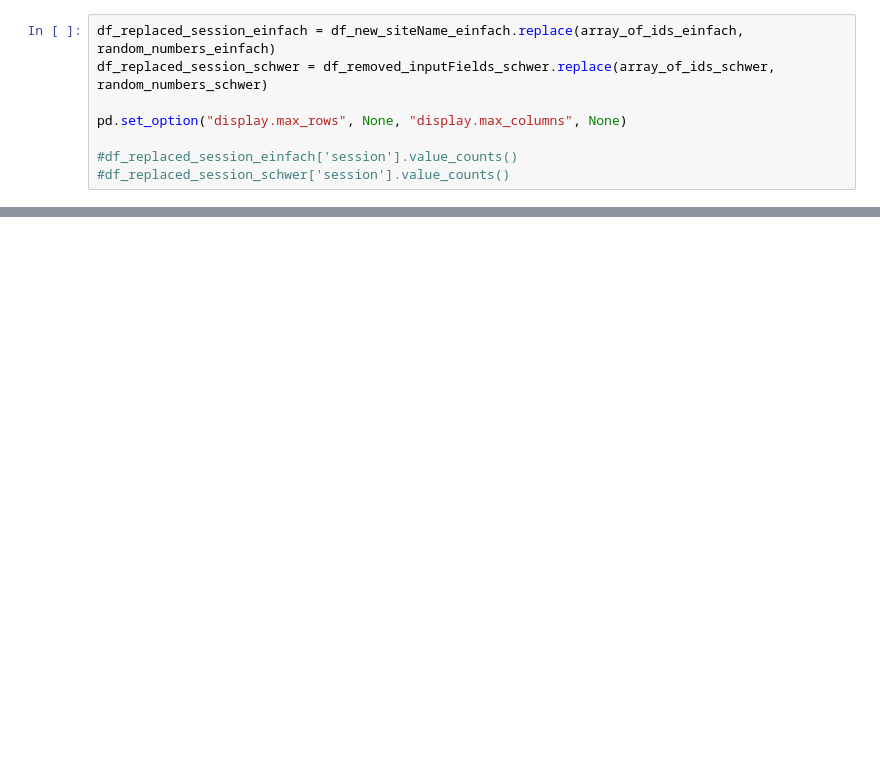
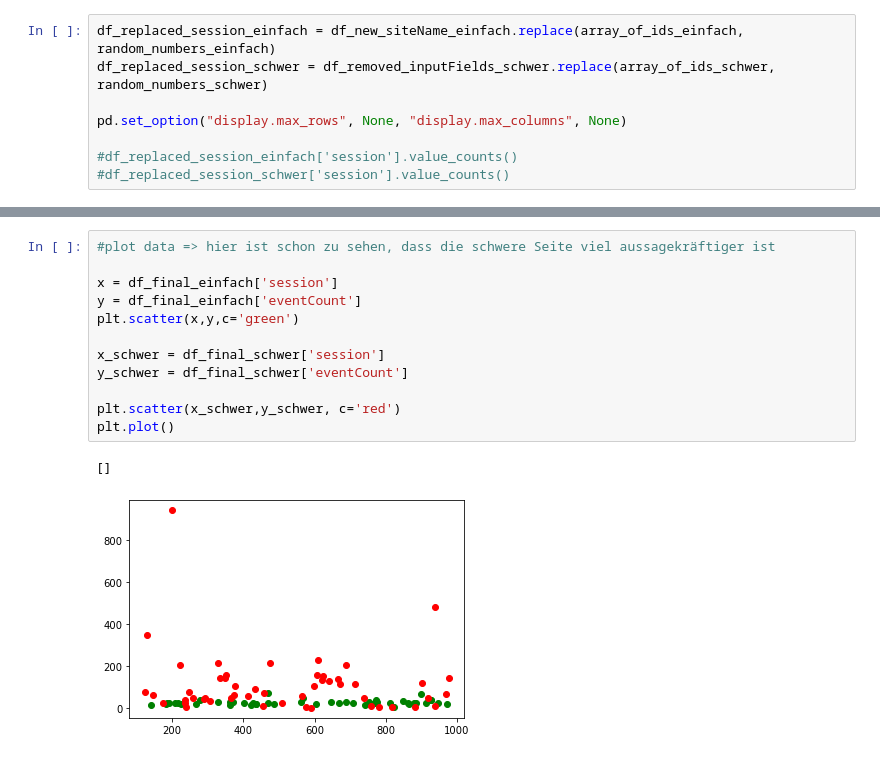
Before and after one commit to IngaGlotzbach/Master-AI, a Jupyter notebook: Model/DataAndModel.ipynb, the cells around one changed output, grey strips where cells are left out. Drawn from its saved outputs; the diff is of its cells as text; blank space fills up the shorter version.

```diff
--- a/Model/DataAndModel.ipynb
+++ b/Model/DataAndModel.ipynb
@@ -201,0 +240,15 @@ memory usage: 24.5+ KB
+# %%
+#plot data => hier ist schon zu sehen, dass die schwere Seite viel aussagekräftiger ist
+
+x = df_final_einfach['session']
+y = df_final_einfach['eventCount']
+plt.scatter(x,y,c='green')
+
+x_schwer = df_final_schwer['session']
+y_schwer = df_final_schwer['eventCount']
+
+plt.scatter(x_schwer,y_schwer, c='red')
+plt.plot()
+# %% [output]
+[]
+[figure, added]
```
Also changed, not shown: parts of 25 cells of this notebook, 4 other files.
